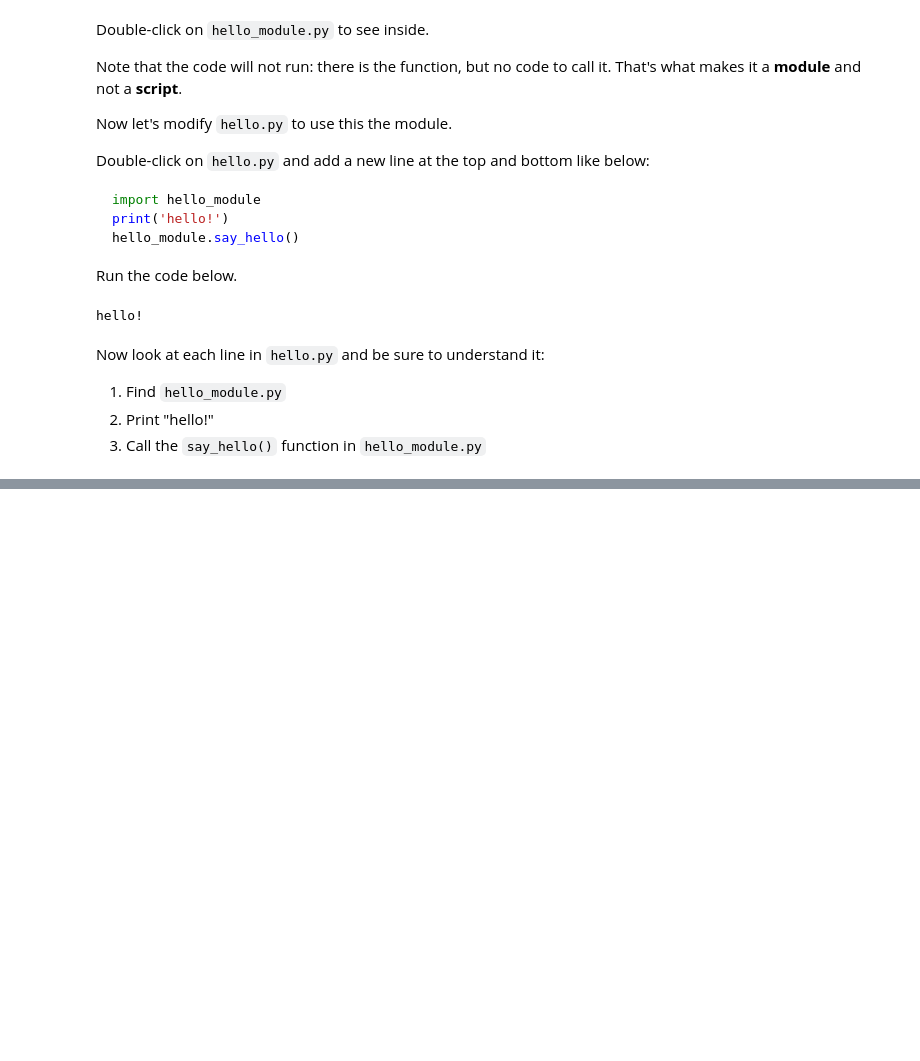
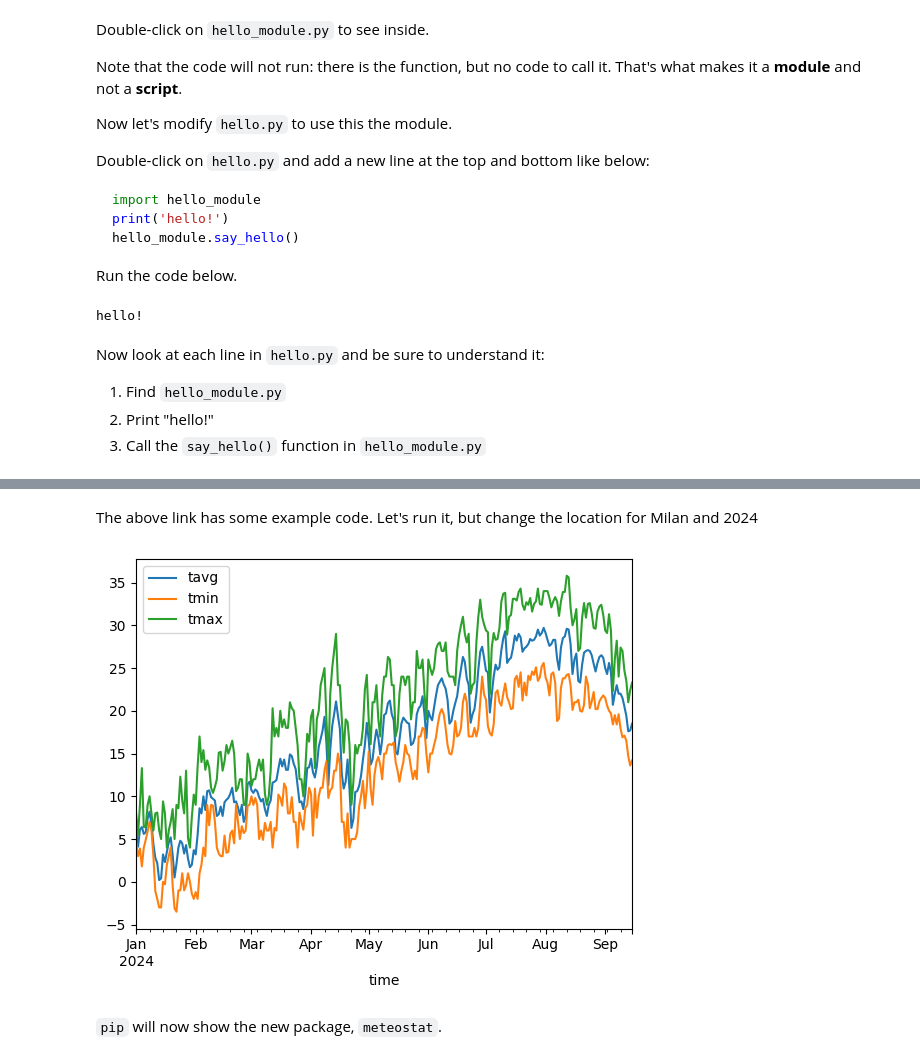
Before and after one commit to woodjmichael/PV-based-systems-lab, a Jupyter notebook: A2A Course Day 2.2.ipynb, the cells around one changed output, grey strips where cells are left out. Drawn from its saved outputs; the diff is of its cells as text; code cells hidden in the pictures; blank space fills up the shorter version.

Commit message:
meteostat, fix some images

```diff
--- a/A2A Course Day 2.2.ipynb
+++ b/A2A Course Day 2.2.ipynb
@@ -417,0 +432,26 @@ zstandard                 0.22.0
+# %% [markdown]
+The above link has some example code. Let's run it, but change the location for Milan and 2024
+# %%
+# Import Meteostat library and dependencies
+from datetime import datetime
+import matplotlib.pyplot as plt
+from meteostat import Point, Daily
+
+# Set time period
+start = datetime(2024, 1, 1)
+end = datetime(2024, 12, 31)
+
+# Create Point for Milan, Italy
+location = Point(45.503, 9.162)
+
+# Get daily data for 2024
+data = Daily(location, start, end)
+data = data.fetch()
+
+# Plot line chart including average, minimum and maximum temperature
+data.plot(y=['tavg', 'tmin', 'tmax'])
+plt.show()
+# %% [output]
+[figure, added]
+# %% [markdown]
+`pip` will now show the new package, `meteostat`.
```
Also changed, not shown: parts of 23 cells of this notebook.
